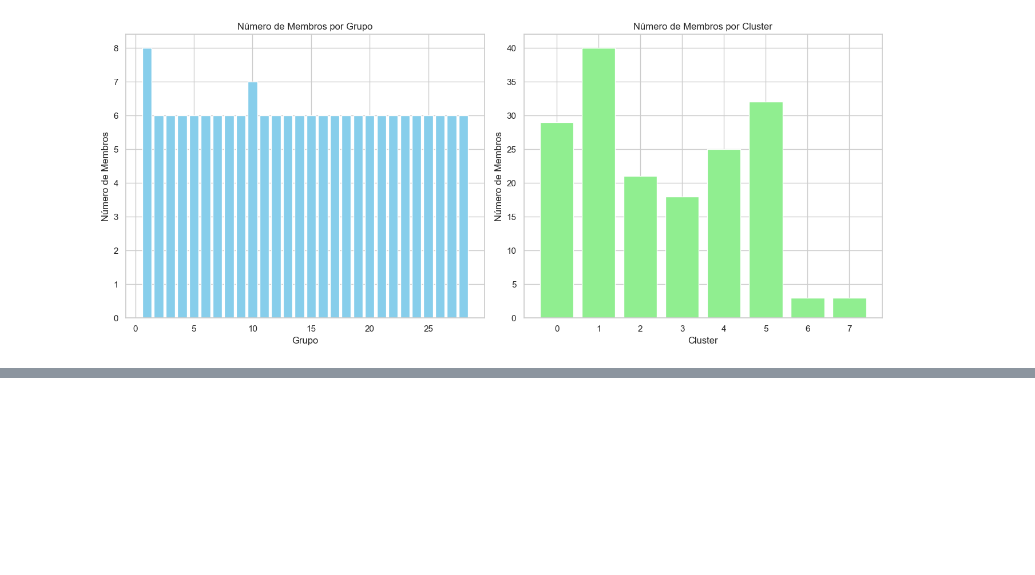
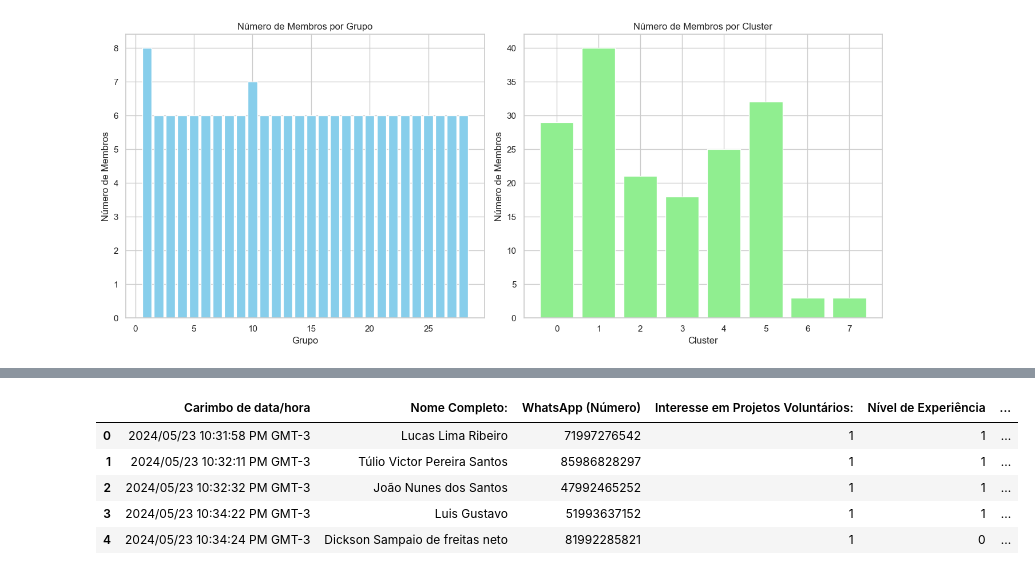
Before and after one commit to CodigoCertoCoders/EquipeDados, a Jupyter notebook: ProjetoHackathon/scientists/analise.ipynb, the cells around one changed output, grey strips where cells are left out. Drawn from its saved outputs; the diff is of its cells as text; code cells hidden in the pictures; blank space fills up the shorter version.

```diff
--- a/ProjetoHackathon/scientists/analise.ipynb
+++ b/ProjetoHackathon/scientists/analise.ipynb
@@ -581,3 +581,9 @@ plt.tight_layout()
 plt.show()
 # %% [output]
 [figure]
+# %%
+from sklearn.preprocessing import LabelEncoder
+
+# Transforme colunas categóricas em numéricas
+label_encoder = LabelEncoder()
+df_transformed['Área(s) de Interesse:'] = label_encoder.fit_transform(df_transformed['Área(s) de Interesse:'])
@@ -583,0 +594,12 @@ plt.show()
+# %%
+from sklearn.cluster import KMeans
+
+# Número de clusters desejado
+num_clusters = 8
+
+# Inicialização e ajuste do modelo K-Means
+kmeans = KMeans(n_clusters=num_clusters, random_state=0)
+df_transformed['Cluster'] = kmeans.fit_predict(X)
+
+# Exibir o resultado do clustering
+print(df_transformed[['Nome Completo:', 'Cluster']])
@@ -583,0 +621,9 @@ plt.show()
+# %%
+df_transformed.head(5)
+# %% [output]
+|  | Carimbo de data/hora | Nome Completo: | WhatsApp (Número) | Interesse em Projetos Voluntários: | Nível de Experiência | ... |
+| 0 | 2024/05/23 10:31:58 PM GMT-3 | Lucas Lima Ribeiro | 71997276542 | 1 | 1 | ... |
+| 1 | 2024/05/23 10:32:11 PM GMT-3 | Túlio Victor Pereira Santos | 85986828297 | 1 | 1 | ... |
+| 2 | 2024/05/23 10:32:32 PM GMT-3 | João Nunes dos Santos | 47992465252 | 1 | 1 | ... |
+| 3 | 2024/05/23 10:34:22 PM GMT-3 | Luis Gustavo | 51993637152 | 1 | 1 | ... |
+| 4 | 2024/05/23 10:34:24 PM GMT-3 | Dickson Sampaio de freitas neto | 81992285821 | 1 | 0 | ... |
```
Also changed, not shown: parts of 2 cells of this notebook.
